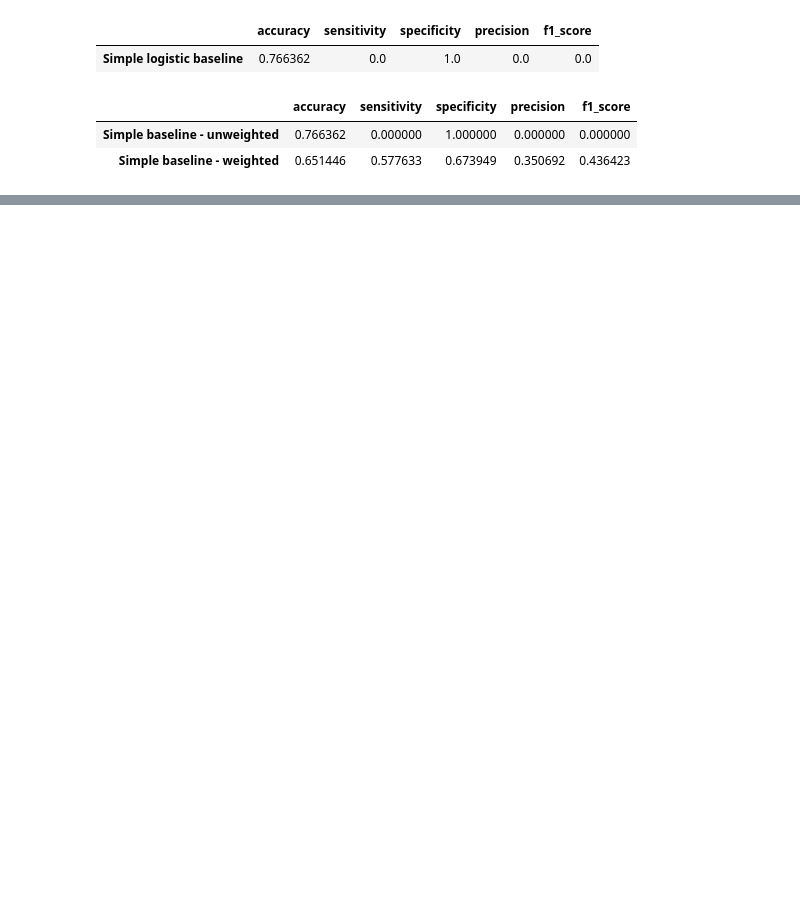
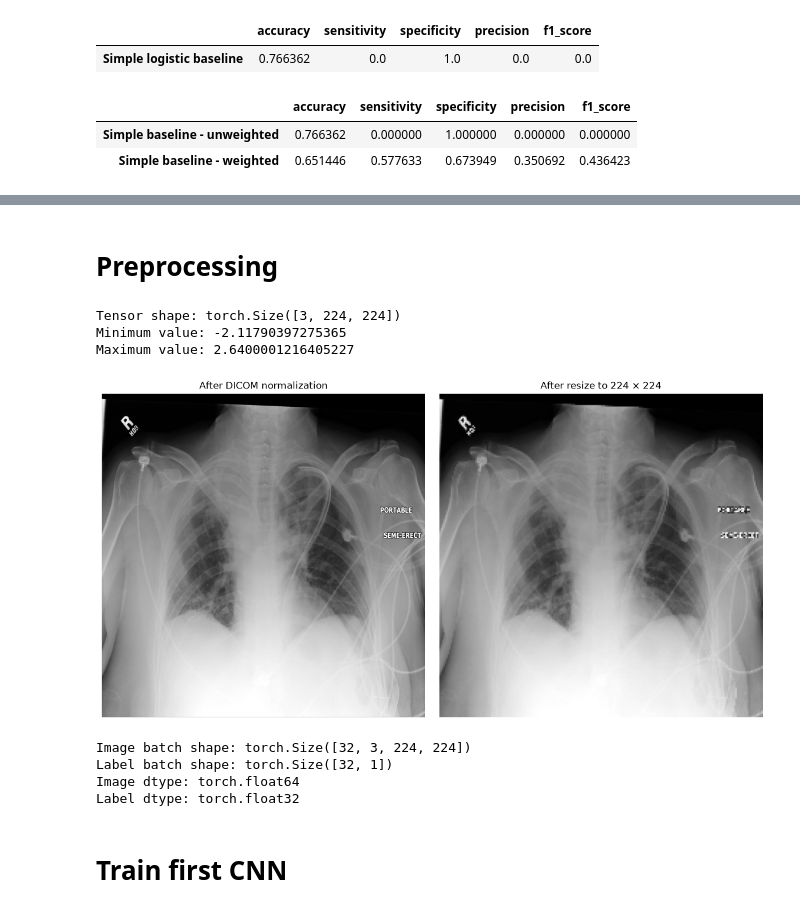
Before and after one commit to mohamedmaherabdalla/MedAI-A1, a Jupyter notebook: working.ipynb, the cells around one changed output, grey strips where cells are left out. Drawn from its saved outputs; the diff is of its cells as text; code cells hidden in the pictures; blank space fills up the shorter version.

```diff
--- a/working.ipynb
+++ b/working.ipynb
@@ -808,0 +832,2 @@ KeyboardInterrupt:
+# %% [markdown]
+# Preprocessing
@@ -808,0 +908,42 @@ KeyboardInterrupt:
+# %%
+sample_tensor = preprocess_for_cnn(
+    train_df.iloc[0]["dicom_path"]
+)
+
+print("Tensor shape:", sample_tensor.shape)
+print("Minimum value:", sample_tensor.min().item())
+print("Maximum value:", sample_tensor.max().item())
+
+#nr
+# %% [output]
+Tensor shape: torch.Size([3, 224, 224])
+Minimum value: -2.11790397275365
+Maximum value: 2.6400001216405227
+# %%
+sample_path = train_df.iloc[0]["dicom_path"]
+
+before_image = load_normalized_dicom(sample_path)
+
+after_tensor = preprocess_for_cnn(sample_path)
+
+after_tensor = (
+    after_tensor * IMAGENET_STD
+    + IMAGENET_MEAN
+)
+
+after_image = after_tensor[0].numpy()
+
+fig, axes = plt.subplots(1, 2, figsize=(12, 6))
+
+axes[0].imshow(before_image, cmap="gray")
+axes[0].set_title("After DICOM normalization")
+axes[0].axis("off")
+
+axes[1].imshow(after_image, cmap="gray")
+axes[1].set_title("After resize to 224 × 224")
+axes[1].axis("off")
+
+plt.tight_layout()
+plt.show()
+# %% [output]
+[figure, added]
@@ -808,0 +1035,14 @@ KeyboardInterrupt:
+# %%
+images, labels = next(iter(cnn_train_loader))
+
+print("Image batch shape:", images.shape)
+print("Label batch shape:", labels.shape)
+print("Image dtype:", images.dtype)
+print("Label dtype:", labels.dtype)
+# %% [output]
+Image batch shape: torch.Size([32, 3, 224, 224])
+Label batch shape: torch.Size([32, 1])
+Image dtype: torch.float64
+Label dtype: torch.float32
+# %% [markdown]
+# Train first CNN
```
Also changed, not shown: parts of 14 cells of this notebook.
